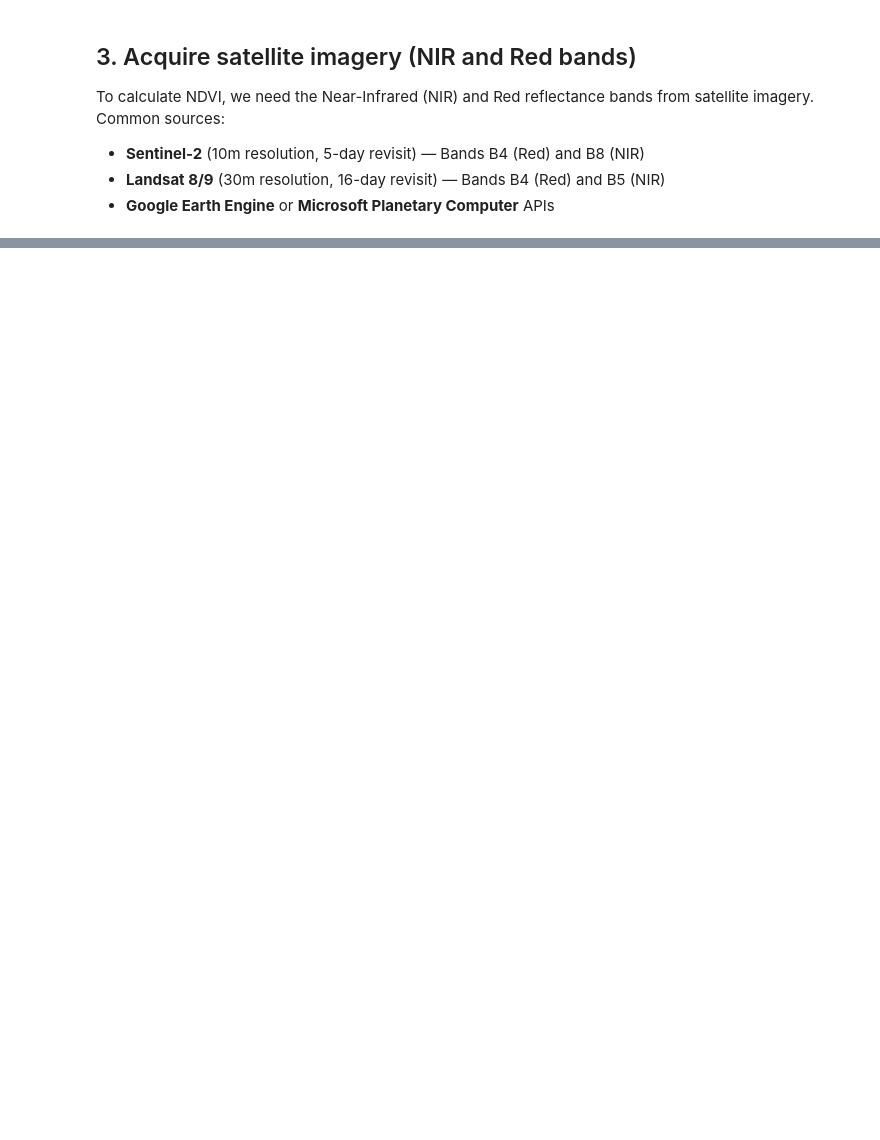
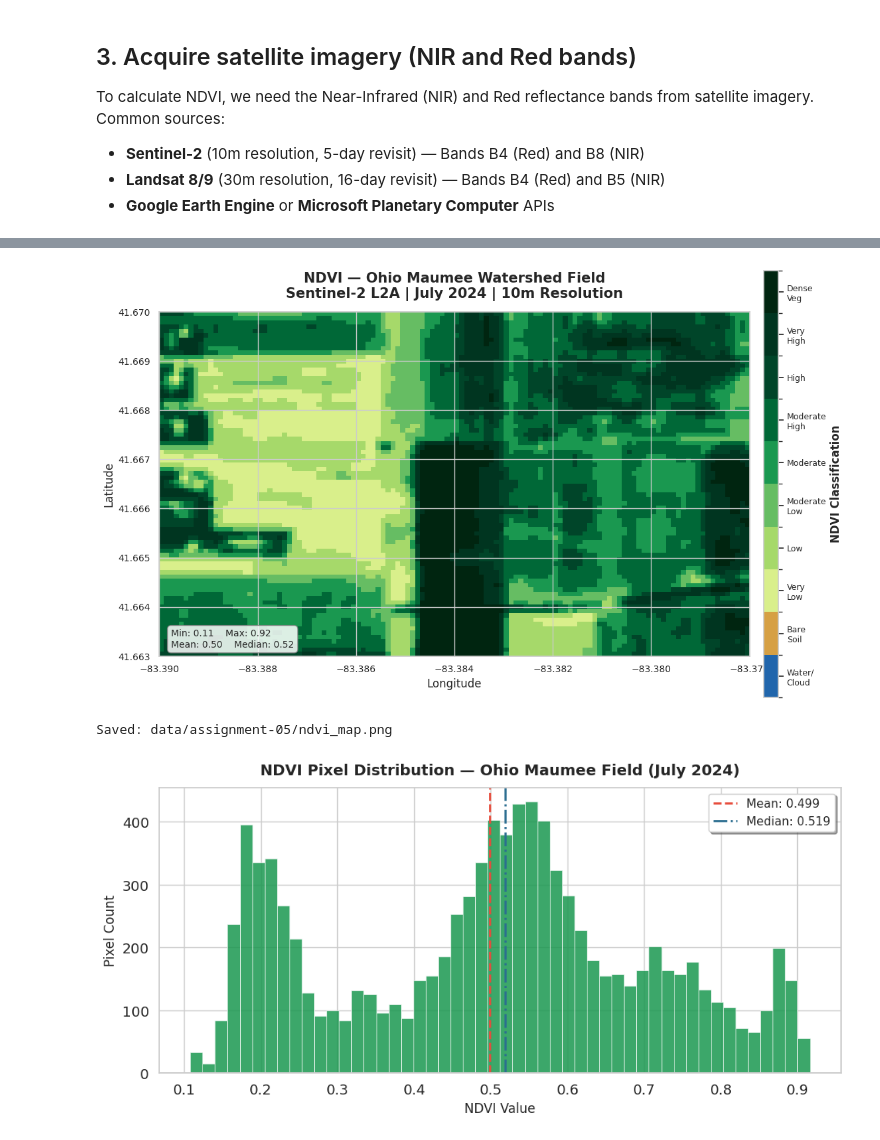
Before and after one commit to sg459/agent-project, a Jupyter notebook: notebooks/05_ndvi_crop_health.ipynb, the cells around one changed output, grey strips where cells are left out. Drawn from its saved outputs; the diff is of its cells as text; code cells hidden in the pictures; blank space fills up the shorter version.

```diff
--- a/notebooks/05_ndvi_crop_health.ipynb
+++ b/notebooks/05_ndvi_crop_health.ipynb
@@ -206,0 +345,77 @@ Color field polygons by mean NDVI value to visualize crop health spatially.
+# %%
+# Cell 11 — Calculate NDVI from real Sentinel-2 bands
+with rasterio.open('../data/assignment-05/sentinel2_B08_NIR.tif') as src:
+    nir = src.read(1).astype('float32')
+    profile = src.profile.copy()
+    bounds = src.bounds
+with rasterio.open('../data/assignment-05/sentinel2_B04_Red.tif') as src:
+    red = src.read(1).astype('float32')
+# NDVI = (NIR - Red) / (NIR + Red)
+denominator = nir + red
+ndvi = np.where(denominator > 0, (nir - red) / denominator, np.nan)
+ndvi = ndvi.astype('float32')
+print('=== NDVI Calculation ===')
+print(f'Shape:  {ndvi.shape}')
+print(f'Min:    {np.nanmin(ndvi):.4f}')
+print(f'Max:    {np.nanmax(ndvi):.4f}')
+print(f'Mean:   {np.nanmean(ndvi):.4f}')
+print(f'Median: {np.nanmedian(ndvi):.4f}')
+# Save NDVI as GeoTIFF
+profile.update(dtype='float32', count=1, nodata=np.nan, compress='lzw')
+with rasterio.open('../data/assignment-05/sentinel2_NDVI.tif', 'w', **profile) as dst:
+    dst.write(ndvi, 1)
+print('\nSaved: data/assignment-05/sentinel2_NDVI.tif')
+# Cell 12 — NDVI map with professional styling
+from matplotlib.colors import BoundaryNorm, ListedColormap
+# Define NDVI classification
+ndvi_classes = [-1.0, 0.0, 0.1, 0.2, 0.3, 0.4, 0.5, 0.6, 0.7, 0.8, 1.0]
+ndvi_labels = ['Water/\nCloud', 'Bare\nSoil', 'Very\nLow', 'Low', 'Moderate\nLow',
+               'Moderate', 'Moderate\nHigh', 'High', 'Very\nHigh', 'Dense\nVeg']
+ndvi_colors = ['#2166ac', '#d6a044', '#d9ef8b', '#a6d96a', '#66bd63',
+               '#1a9850', '#006837', '#004529', '#003520', '#002510']
+cmap = ListedColormap(ndvi_colors)
+norm = BoundaryNorm(ndvi_classes, cmap.N)
+fig, ax = plt.subplots(figsize=(12, 8))
+im = ax.imshow(ndvi, cmap=cmap, norm=norm,
+               extent=[bounds.left, bounds.right, bounds.bottom, bounds.top],
+               interpolation='nearest')
+# Colorbar with class labels
+cbar = fig.colorbar(im, ax=ax, shrink=0.85, pad=0.02, aspect=30)
+cbar.set_ticks([(ndvi_classes[i] + ndvi_classes[i+1]) / 2 for i in range(len(ndvi_labels))])
+cbar.set_ticklabels(ndvi_labels, fontsize=9)
+cbar.set_label('NDVI Classification', fontsize=12, fontweight='bold')
+# Title and labels
+ax.set_title('NDVI — Ohio Maumee Watershed Field\n'
+             'Sentinel-2 L2A | July 2024 | 10m Resolution',
+             fontsize=15, fontweight='bold', pad=15)
+ax.set_xlabel('Longitude', fontsize=12)
+ax.set_ylabel('Latitude', fontsize=12)
+ax.tick_params(labelsize=10)
+# Summary stats annotation
+stats_text = (f'Min: {np.nanmin(ndvi):.2f}    Max: {np.nanmax(ndvi):.2f}\n'
+              f'Mean: {np.nanmean(ndvi):.2f}    Median: {np.nanmedian(ndvi):.2f}')
+ax.text(0.02, 0.02, stats_text, transform=ax.transAxes,
+        fontsize=10, verticalalignment='bottom',
+        bbox=dict(boxstyle='round,pad=0.4', facecolor='white', alpha=0.85, edgecolor='gray'))
+plt.tight_layout()
+fig.savefig('../data/assignment-05/ndvi_map.png', dpi=300, bbox_inches='tight')
+plt.show()
+print('Saved: data/assignment-05/ndvi_map.png')
+# Cell 13 — NDVI histogram to show pixel distribution
+fig, ax = plt.subplots(figsize=(10, 5))
+valid_ndvi = ndvi[~np.isnan(ndvi)].flatten()
+ax.hist(valid_ndvi, bins=50, color='#1a9850', edgecolor='white', linewidth=0.5, alpha=0.85)
+ax.axvline(np.mean(valid_ndvi), color='#E74C3C', linestyle='--', linewidth=2,
+           label=f'Mean: {np.mean(valid_ndvi):.3f}')
+ax.axvline(np.median(valid_ndvi), color='#2C6E91', linestyle='-.', linewidth=2,
+           label=f'Median: {np.median(valid_ndvi):.3f}')
+ax.set_title('NDVI Pixel Distribution — Ohio Maumee Field (July 2024)',
+             fontsize=14, fontweight='bold', pad=12)
+ax.set_xlabel('NDVI Value', fontsize=12)
+ax.set_ylabel('Pixel Count', fontsize=12)
+ax.legend(fontsize=11, frameon=True, fancybox=True, shadow=True)
+plt.tight_layout()
+fig.savefig('../data/assignment-05/ndvi_histogram.png', dpi=300, bbox_inches='tight')
+plt.show()
+print('Saved: data/assignment-05/ndvi_histogram.png')
+# %% [output]
@@ -206,0 +430,3 @@ Color field polygons by mean NDVI value to visualize crop health spatially.
+[figure, added]
+Saved: data/assignment-05/ndvi_map.png
+[figure, added]
```
Also changed, not shown: parts of 24 cells of this notebook, 14 other files.
